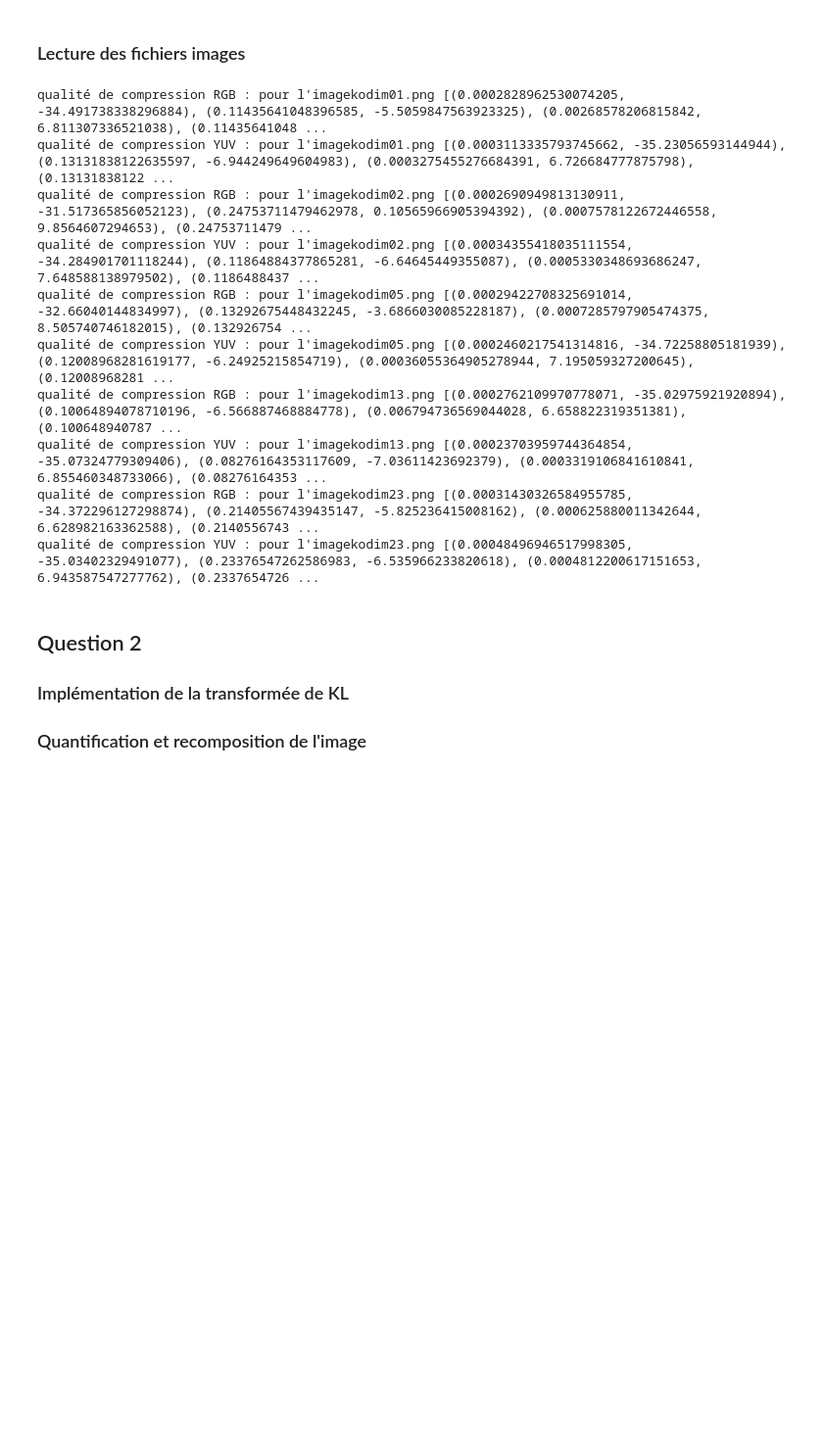
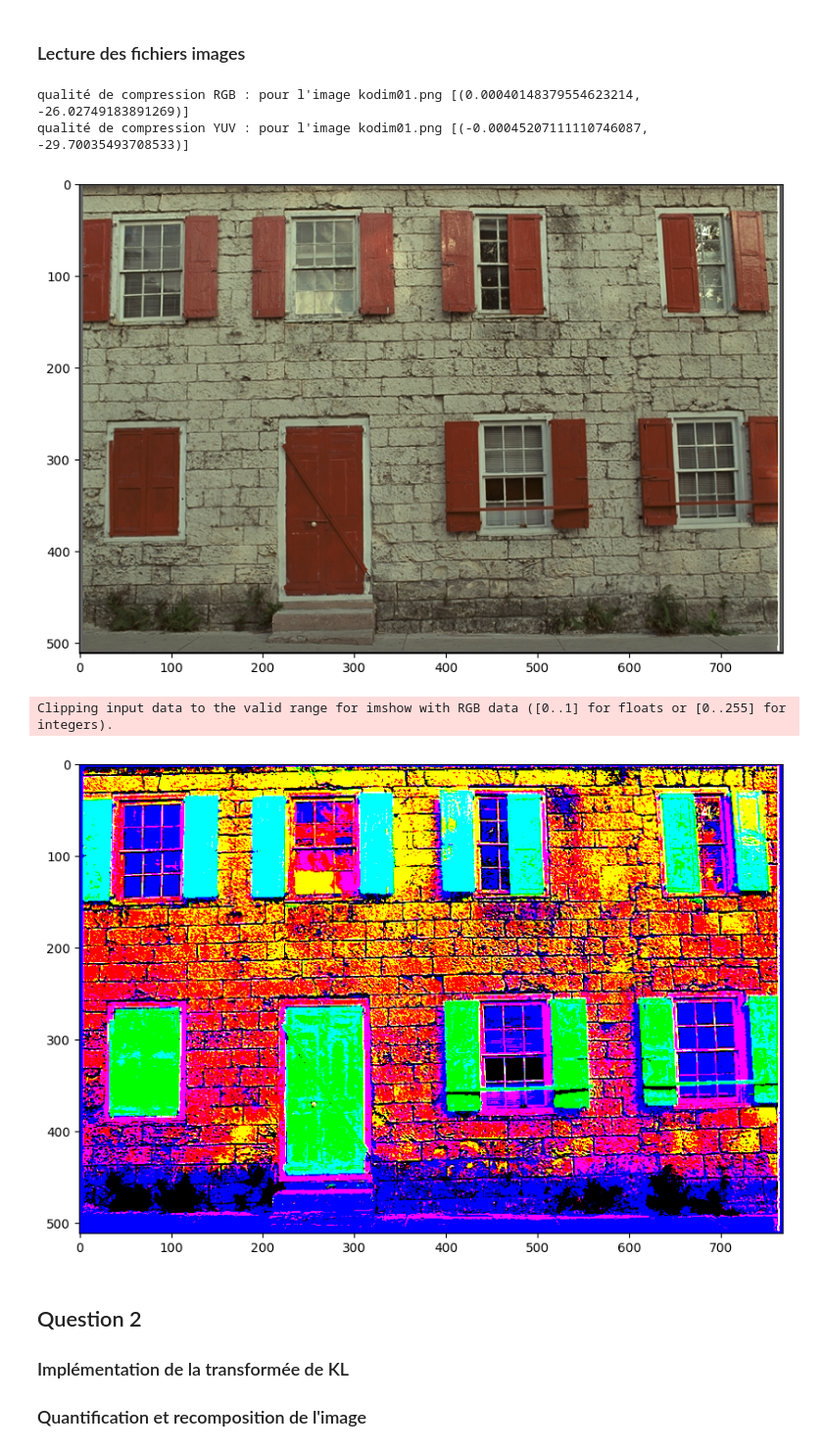
Before and after one commit to loic-hpp/Tec_multumedia, a Jupyter notebook: Lab2/Lab2.ipynb, the cells around one changed output. Shown at 98% size. Cells and saved outputs as stored; diff of their text form; code cells hidden in the pictures; blank space fills up the shorter version.

```diff
--- a/Lab2/Lab2.ipynb
+++ b/Lab2/Lab2.ipynb
@@ -27,40 +27,39 @@ def plotImage(image, type):
 # %%
 
 # Read image
 dataPath = "/data/"
 currDirectory = os.getcwd()
 fileList = os.listdir(currDirectory + dataPath)
 quantificateur = [[8,8,8], [8,8,4], [8,8,0], [8,4,0]]
 qualiteCompressionRGB = []
 qualiteCompressionYUV = []
 
 for file in fileList:
     imagePath = currDirectory + dataPath + file
     img = py.imread(imagePath)
 
     if img is not None:
         YUVimage = cv.cvtColor(img, cv.COLOR_RGB2YUV)
         for q in quantificateur:
             imageKLTransforme = compression(img, q)
             imageYUVKLTransforme = compression(YUVimage, q)
             qualiteCompressionRGB.append(qualiteCompression(img, imageKLTransforme))
             qualiteCompressionYUV.append(qualiteCompression(YUVimage, imageYUVKLTransforme))
+            break
 
         print("qualité de compression RGB : pour l'image " + file, qualiteCompressionRGB)
         qualiteCompressionRGB = []
         print("qualité de compression YUV : pour l'image " + file, qualiteCompressionYUV)
         qualiteCompressionYUV = []
+        plotImage(img, 'double')
+        plotImage(imageKLTransforme, 'double')
+        break
 # %% [output]
-qualité de compression RGB : pour l'imagekodim01.png [(0.0002828962530074205, -34.491738338296884), (0.11435641048396585, -5.5059847563923325), (0.00268578206815842, 6.811307336521038), (0.11435641048 ...
-qualité de compression YUV : pour l'imagekodim01.png [(0.0003113335793745662, -35.23056593144944), (0.13131838122635597, -6.944249649604983), (0.0003275455276684391, 6.726684777875798), (0.13131838122 ...
-qualité de compression RGB : pour l'imagekodim02.png [(0.0002690949813130911, -31.517365856052123), (0.24753711479462978, 0.10565966905394392), (0.0007578122672446558, 9.8564607294653), (0.24753711479 ...
-qualité de compression YUV : pour l'imagekodim02.png [(0.00034355418035111554, -34.284901701118244), (0.11864884377865281, -6.64645449355087), (0.0005330348693686247, 7.648588138979502), (0.1186488437 ...
-qualité de compression RGB : pour l'imagekodim05.png [(0.00029422708325691014, -32.66040144834997), (0.13292675448432245, -3.6866030085228187), (0.0007285797905474375, 8.505740746182015), (0.132926754 ...
-qualité de compression YUV : pour l'imagekodim05.png [(0.0002460217541314816, -34.72258805181939), (0.12008968281619177, -6.24925215854719), (0.00036055364905278944, 7.195059327200645), (0.12008968281 ...
-qualité de compression RGB : pour l'imagekodim13.png [(0.0002762109970778071, -35.02975921920894), (0.10064894078710196, -6.566887468884778), (0.006794736569044028, 6.658822319351381), (0.100648940787 ...
-qualité de compression YUV : pour l'imagekodim13.png [(0.00023703959744364854, -35.07324779309406), (0.08276164353117609, -7.03611423692379), (0.0003319106841610841, 6.855460348733066), (0.08276164353 ...
-qualité de compression RGB : pour l'imagekodim23.png [(0.00031430326584955785, -34.372296127298874), (0.21405567439435147, -5.825236415008162), (0.000625880011342644, 6.628982163362588), (0.2140556743 ...
-qualité de compression YUV : pour l'imagekodim23.png [(0.00048496946517998305, -35.03402329491077), (0.23376547262586983, -6.535966233820618), (0.0004812200617151653, 6.943587547277762), (0.2337654726 ...
+qualité de compression RGB : pour l'image kodim01.png [(0.00040148379554623214, -26.02749183891269)]
+qualité de compression YUV : pour l'image kodim01.png [(-0.00045207111110746087, -29.70035493708533)]
+[figure, added]
+Clipping input data to the valid range for imshow with RGB data ([0..1] for floats or [0..255] for integers).
+[figure, added]
 # %% [markdown]
 ## Question 2
 ### Implémentation de la transformée de KL
```
Also changed, not shown: parts of 1 cell of this notebook.
